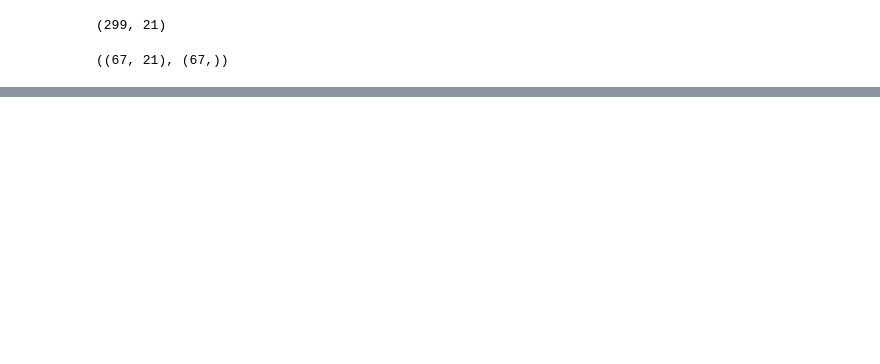
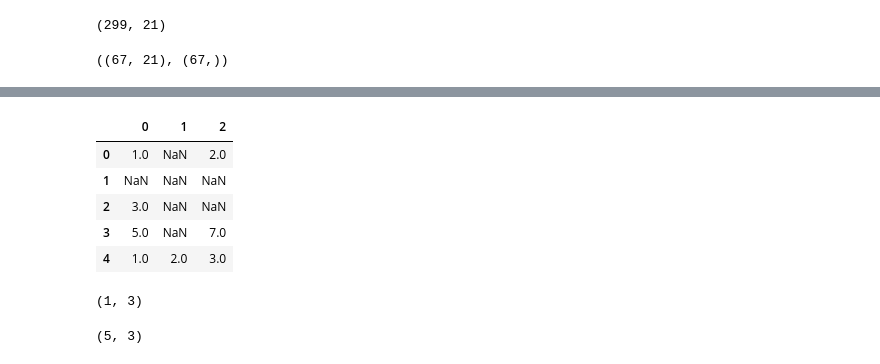
Before and after one commit to lealb/ml_by_python, a Jupyter notebook: study/machline_learning_in_action/06-ensemble_learning.ipynb, the cells around one changed output, grey strips where cells are left out. Cells and saved outputs as stored; diff of their text form; code cells hidden in the pictures; blank space fills up the shorter version.

```diff
--- a/study/machline_learning_in_action/06-ensemble_learning.ipynb
+++ b/study/machline_learning_in_action/06-ensemble_learning.ipynb
@@ -291,0 +411,19 @@ iter_num:  [{'dim': 9, 'thresh': 3.0, 'ineq': 'gt', 'alpha': 0.4616623792657674}
+# %%
+a_test = [[1, np.nan, 2],[np.nan,None,np.nan],[3, None, None],[5,None,7],[1,2,3]]
+a_test=pd.DataFrame(a_test)
+a_test
+# %% [output]
+|  | 0 | 1 | 2 |
+| 0 | 1.0 | NaN | 2.0 |
+| 1 | NaN | NaN | NaN |
+| 2 | 3.0 | NaN | NaN |
+| 3 | 5.0 | NaN | 7.0 |
+| 4 | 1.0 | 2.0 | 3.0 |
+# %%
+a_test.dropna(how="any").shape
+# %% [output]
+(1, 3)
+# %%
+a_test.shape
+# %% [output]
+(5, 3)
```
Also changed, not shown: parts of 19 cells of this notebook.
